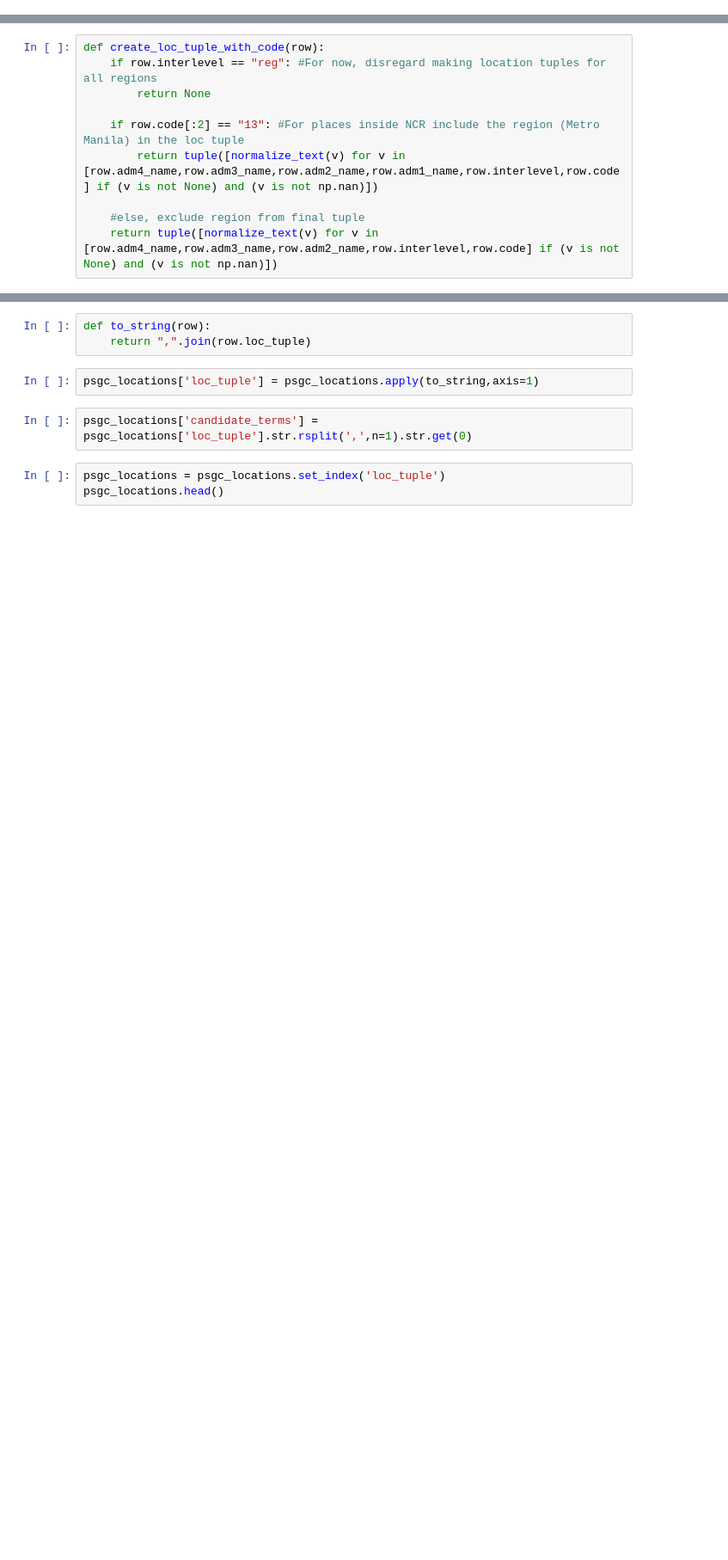
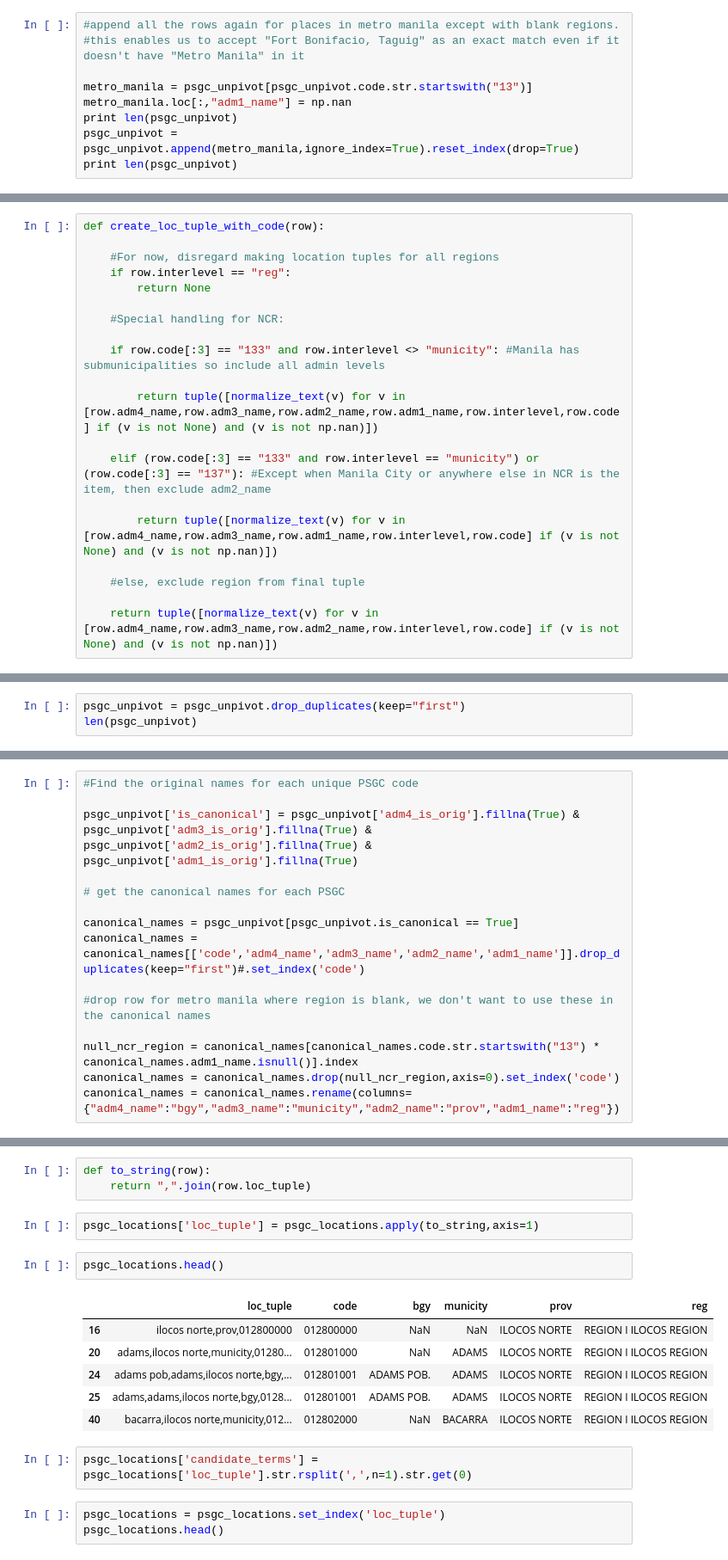
Before and after one commit to thinkingmachines/linksight-2018, a Jupyter notebook: data/Prepare PSGC Reference File.ipynb, the cells around one changed output, grey strips where cells are left out. Shown: that part at 86% size. Drawn from its saved outputs; the diff is of its cells as text; blank space fills up the shorter version.

```diff
--- a/data/Prepare PSGC Reference File.ipynb
+++ b/data/Prepare PSGC Reference File.ipynb
@@ -323,3 +289,12 @@ psgc_unpivot.loc[psgc_unpivot.code.isin(["099700000","099701000"]),"adm2_name"]
 psgc_unpivot = psgc_unpivot[psgc_unpivot.code <> "099700000"]
 # %% [markdown]
 Create a "location tuple" that concatenates all the location components names into a single tuple. We'll use this for fuzzy matching later.
+# %%
+#append all the rows again for places in metro manila except with blank regions.
+#this enables us to accept "Fort Bonifacio, Taguig" as an exact match even if it doesn't have "Metro Manila" in it
+
+metro_manila = psgc_unpivot[psgc_unpivot.code.str.startswith("13")]
+metro_manila.loc[:,"adm1_name"] = np.nan
+print len(psgc_unpivot)
+psgc_unpivot = psgc_unpivot.append(metro_manila,ignore_index=True).reset_index(drop=True)
+print len(psgc_unpivot)
@@ -357,12 +320,22 @@ memory usage: 37.5+ MB
 # %%
 def create_loc_tuple_with_code(row):
-    if row.interlevel == "reg": #For now, disregard making location tuples for all regions
+
+    #For now, disregard making location tuples for all regions
+    if row.interlevel == "reg":
         return None
 
-    if row.code[:2] == "13": #For places inside NCR include the region (Metro Manila) in the loc tuple
+    #Special handling for NCR:
+
+    if row.code[:3] == "133" and row.interlevel <> "municity": #Manila has submunicipalities so include all admin levels
+
         return tuple([normalize_text(v) for v in [row.adm4_name,row.adm3_name,row.adm2_name,row.adm1_name,row.interlevel,row.code] if (v is not None) and (v is not np.nan)])
 
+    elif (row.code[:3] == "133" and row.interlevel == "municity") or (row.code[:3] == "137"): #Except when Manila City or anywhere else in NCR is the item, then exclude adm2_name
+
+        return tuple([normalize_text(v) for v in [row.adm4_name,row.adm3_name,row.adm1_name,row.interlevel,row.code] if (v is not None) and (v is not np.nan)])
+
     #else, exclude region from final tuple
+
     return tuple([normalize_text(v) for v in [row.adm4_name,row.adm3_name,row.adm2_name,row.interlevel,row.code] if (v is not None) and (v is not np.nan)])
 # %%
 psgc_unpivot.loc[:,'loc_tuple'] = psgc_unpivot.apply(create_loc_tuple_with_code,axis=1)
@@ -403,0 +355,3 @@ memory usage: 40.3+ MB
+# %%
+psgc_unpivot = psgc_unpivot.drop_duplicates(keep="first")
+len(psgc_unpivot)
@@ -433,0 +362,15 @@ canonical_names
+# %%
+#Find the original names for each unique PSGC code
+
+psgc_unpivot['is_canonical'] = psgc_unpivot['adm4_is_orig'].fillna(True) & psgc_unpivot['adm3_is_orig'].fillna(True) & psgc_unpivot['adm2_is_orig'].fillna(True) & psgc_unpivot['adm1_is_orig'].fillna(True)
+
+# get the canonical names for each PSGC
+
+canonical_names = psgc_unpivot[psgc_unpivot.is_canonical == True]
+canonical_names = canonical_names[['code','adm4_name','adm3_name','adm2_name','adm1_name']].drop_duplicates(keep="first")#.set_index('code')
+
+#drop row for metro manila where region is blank, we don't want to use these in the canonical names
+
+null_ncr_region = canonical_names[canonical_names.code.str.startswith("13") * canonical_names.adm1_name.isnull()].index
+canonical_names = canonical_names.drop(null_ncr_region,axis=0).set_index('code')
+canonical_names = canonical_names.rename(columns={"adm4_name":"bgy","adm3_name":"municity","adm2_name":"prov","adm1_name":"reg"})
@@ -464,6 +429,15 @@ def to_string(row):
     return ",".join(row.loc_tuple)
 # %%
 psgc_locations['loc_tuple'] = psgc_locations.apply(to_string,axis=1)
+# %%
+psgc_locations.head()
+# %% [output]
+|  | loc_tuple | code | bgy | municity | prov | reg |
+| 16 | ilocos norte,prov,012800000 | 012800000 | NaN | NaN | ILOCOS NORTE | REGION I ILOCOS REGION |
+| 20 | adams,ilocos norte,municity,01280... | 012801000 | NaN | ADAMS | ILOCOS NORTE | REGION I ILOCOS REGION |
+| 24 | adams pob,adams,ilocos norte,bgy,... | 012801001 | ADAMS POB. | ADAMS | ILOCOS NORTE | REGION I ILOCOS REGION |
+| 25 | adams,adams,ilocos norte,bgy,0128... | 012801001 | ADAMS POB. | ADAMS | ILOCOS NORTE | REGION I ILOCOS REGION |
+| 40 | bacarra,ilocos norte,municity,012... | 012802000 | NaN | BACARRA | ILOCOS NORTE | REGION I ILOCOS REGION |
 # %%
 psgc_locations['candidate_terms'] = psgc_locations['loc_tuple'].str.rsplit(',',n=1).str.get(0)
 # %%
```
Also changed, not shown: parts of 37 cells of this notebook, 3 other files.
